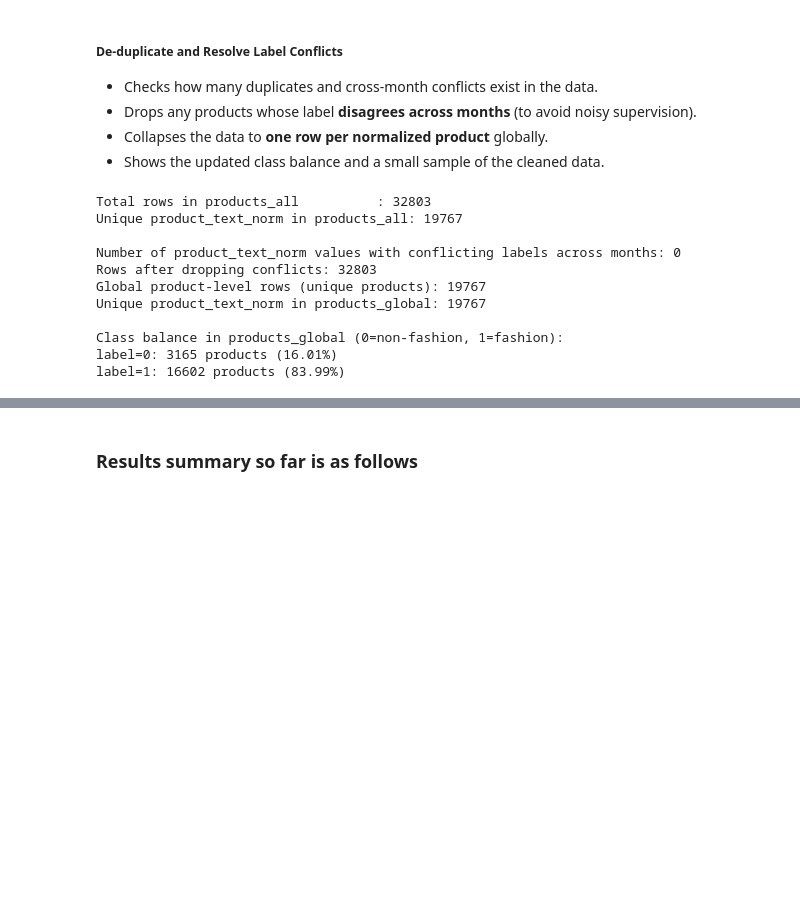
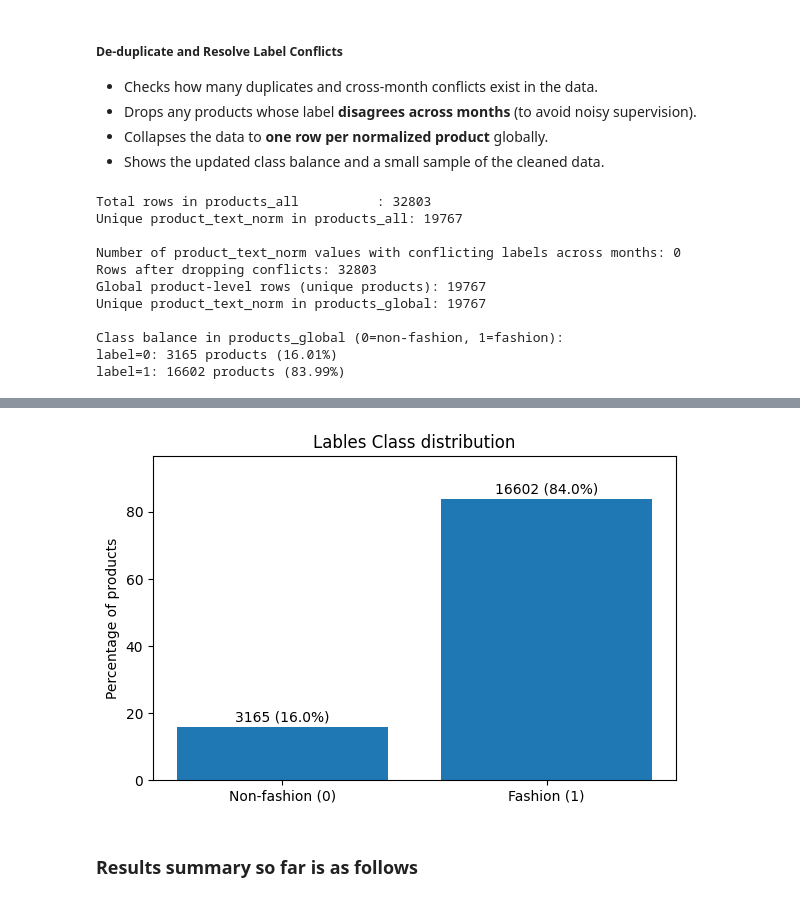
Before and after one commit to rlvramana/Product-Classifcation, a Jupyter notebook: notebooks/03_build_dataset_and_splits.ipynb, the cells around one changed output, grey strips where cells are left out. Drawn from its saved outputs; the diff is of its cells as text; code cells hidden in the pictures; blank space fills up the shorter version.

Commit message:
added some more charts

```diff
--- a/notebooks/03_build_dataset_and_splits.ipynb
+++ b/notebooks/03_build_dataset_and_splits.ipynb
@@ -121,34 +121,64 @@ print("Unique product_text_norm in products_global:", products_global["product_t
 cls_counts_global = products_global["label"].value_counts().sort_index()
 cls_pct_global = products_global["label"].value_counts(normalize=True).sort_index() * 100
 
 print("\nClass balance in products_global (0=non-fashion, 1=fashion):")
 for k in cls_counts_global.index:
     print(f"label={k}: {cls_counts_global[k]} products ({cls_pct_global[k]:.2f}%)")
 
-products_global[["product_text_raw", "product_text_norm", "label", "month"]].head(10)
+display(products_global[["product_text_raw", "product_text_norm", "label", "month"]].head(10))
+
+# === NEW: visualize global class distribution in percentages ===
+import matplotlib.pyplot as plt
+
+# Prepare data for plotting
+x_labels = ["Non-fashion (0)", "Fashion (1)"]
+counts = [cls_counts_global.get(0, 0), cls_counts_global.get(1, 0)]
+percents = [cls_pct_global.get(0, 0), cls_pct_global.get(1, 0)]
+
+fig, ax = plt.subplots(figsize=(6, 4))
+bars = ax.bar(x_labels, percents)
+
+ax.set_ylabel("Percentage of products")
+ax.set_title("Lables Class distribution")
+
+# Add counts and percentages on top of each bar
+for bar, count, pct in zip(bars, counts, percents):
+    height = bar.get_height()
+    ax.text(
+        bar.get_x() + bar.get_width() / 2,
+        height + 0.5,
+        f"{count} ({pct:.1f}%)",
+        ha="center",
+        va="bottom"
+    )
+
+ax.set_ylim(0, max(percents) * 1.15)
+plt.tight_layout()
+plt.show()
 # %% [output]
 Total rows in products_all          : 32803
 Unique product_text_norm in products_all: 19767
 
 Number of product_text_norm values with conflicting labels across months: 0
 Rows after dropping conflicts: 32803
 Global product-level rows (unique products): 19767
 Unique product_text_norm in products_global: 19767
 
 Class balance in products_global (0=non-fashion, 1=fashion):
 label=0: 3165 products (16.01%)
 label=1: 16602 products (83.99%)
 |  | product_text_raw | product_text_norm | label | month |
 | 9897 | 001B 3000A Car Jump Starter Batte... | 001b 3000a car jump starter batte... | 0 | export_shopper=JUN-24 |
 | 9898 | 012 Jump Starter Battery Pack, 40... | 012 jump starter battery pack 400... | 0 | export_shopper=JUN-24 |
 | 23729 | 1/2 Ct Diamond Stud Earrings 14k ... | 1 2 ct diamond stud earrings 14k ... | 1 | export_shopper=NOV-24 |
 | 17465 | 1-2 Pairs 925 Sterling Silver Men... | 1 2 pairs 925 sterling silver men... | 1 | export_shopper=MAY-24 |
 | 9899 | 1/2"" x 18"" Zirconia Sanding Bel... | 1 2 x 18 zirconia sanding belts f... | 0 | export_shopper=JUN-24 |
 | 0 | 1.5 Gram x 50 Vial Convenient Sup... | 1 5 gram x 50 vial convenient sup... | 0 | export_shopper=AUG-24 |
 | 9900 | 1/6 Scale Female Clothes, Female ... | 1 6 scale female clothes female b... | 1 | export_shopper=JUN-24 |
 | 9901 | 1/6 Scale Female Clothes, Female ... | 1 6 scale female clothes female s... | 1 | export_shopper=JUN-24 |
 | 9902 | 1/6 Scale Female Clothes, Female ... | 1 6 scale female clothes female s... | 1 | export_shopper=JUN-24 |
 | 7694 | 1.75mm Normal PLA 4 Most Basic Co... | 1 75mm normal pla 4 most basic co... | 0 | export_shopper=JUL-24 |
+[figure, added]
 # %% [markdown]
 ### Results summary so far is as follows
 # %% [markdown]
```
Also changed, not shown: 2 other files.
